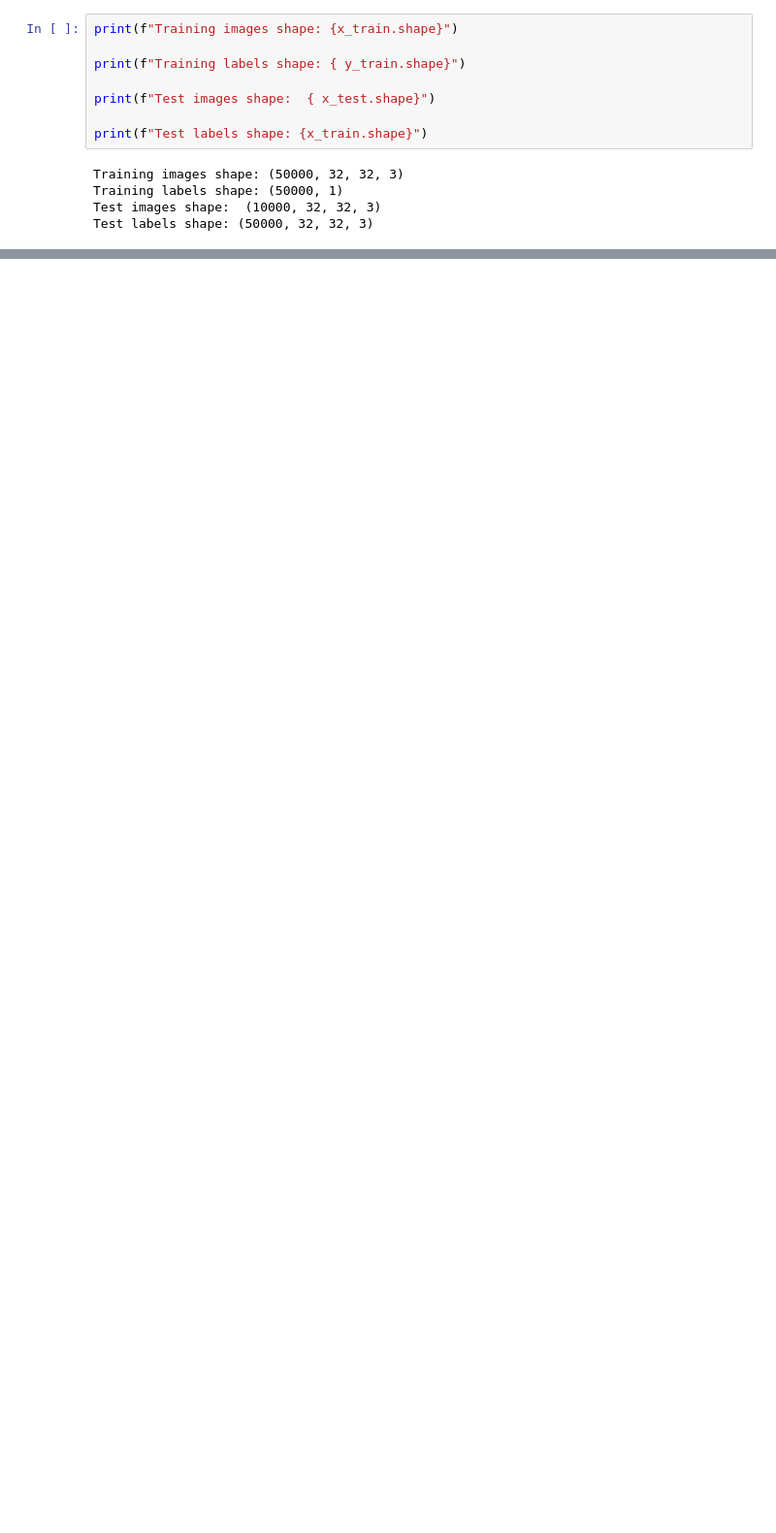
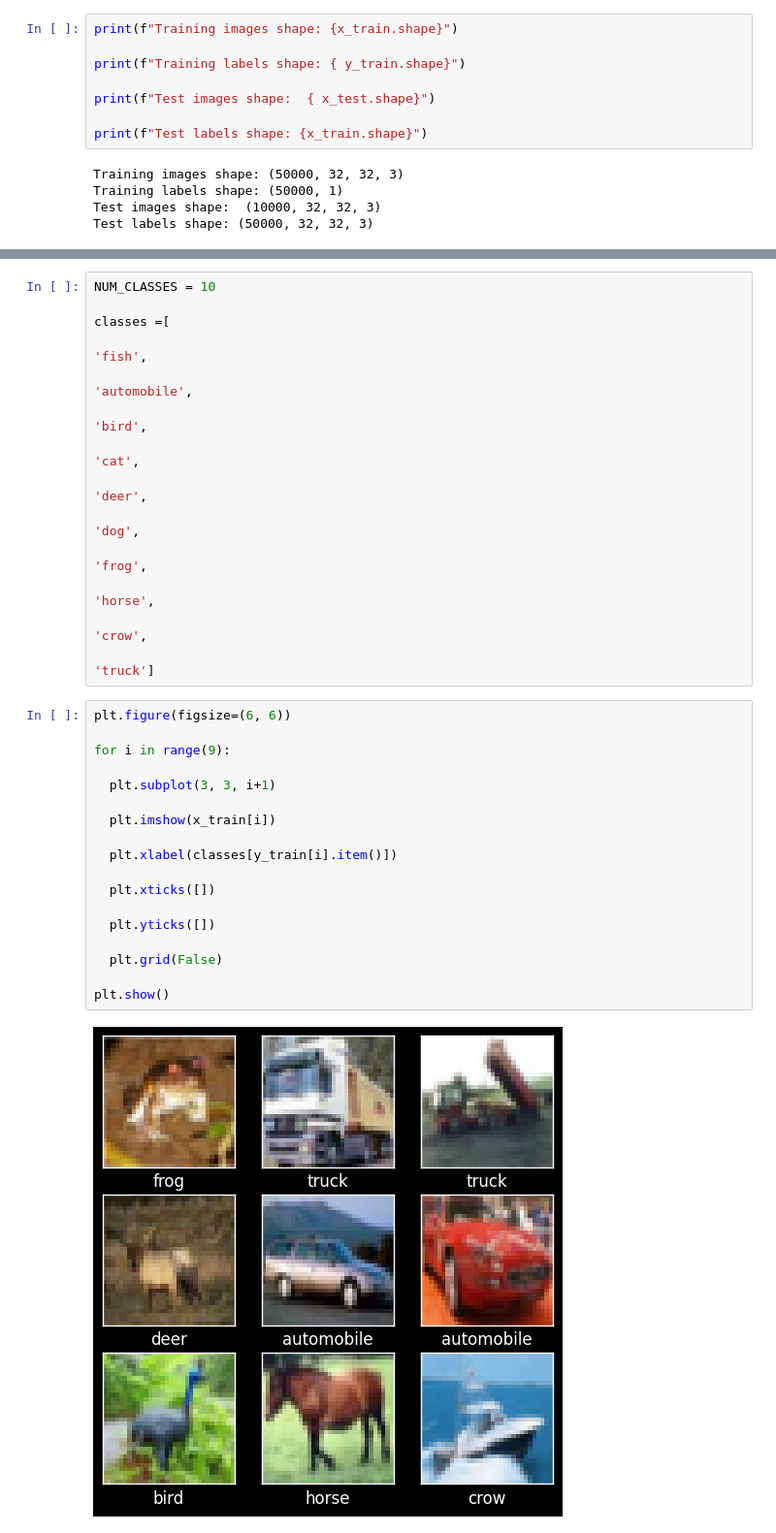
Before and after one commit to RAKSHASRIA/Neural_Nerworks_and_Deep_Learning, a Jupyter notebook: Untitled1.ipynb, the cells around one changed output, grey strips where cells are left out. Shown at 97% size. Drawn from its saved outputs; the diff is of its cells as text; blank space fills up the shorter version.

```diff
--- a/Untitled1.ipynb
+++ b/Untitled1.ipynb
@@ -85,0 +137,44 @@ plt.show()
+# %%
+NUM_CLASSES = 10
+
+classes =[
+
+'fish',
+
+'automobile',
+
+'bird',
+
+'cat',
+
+'deer',
+
+'dog',
+
+'frog',
+
+'horse',
+
+'crow',
+
+'truck']
+# %%
+plt.figure(figsize=(6, 6))
+
+for i in range(9):
+
+  plt.subplot(3, 3, i+1)
+
+  plt.imshow(x_train[i])
+
+  plt.xlabel(classes[y_train[i].item()])
+
+  plt.xticks([])
+
+  plt.yticks([])
+
+  plt.grid(False)
+
+plt.show()
+# %% [output]
+[figure, added]
```
Also changed, not shown: parts of 7 cells of this notebook.
